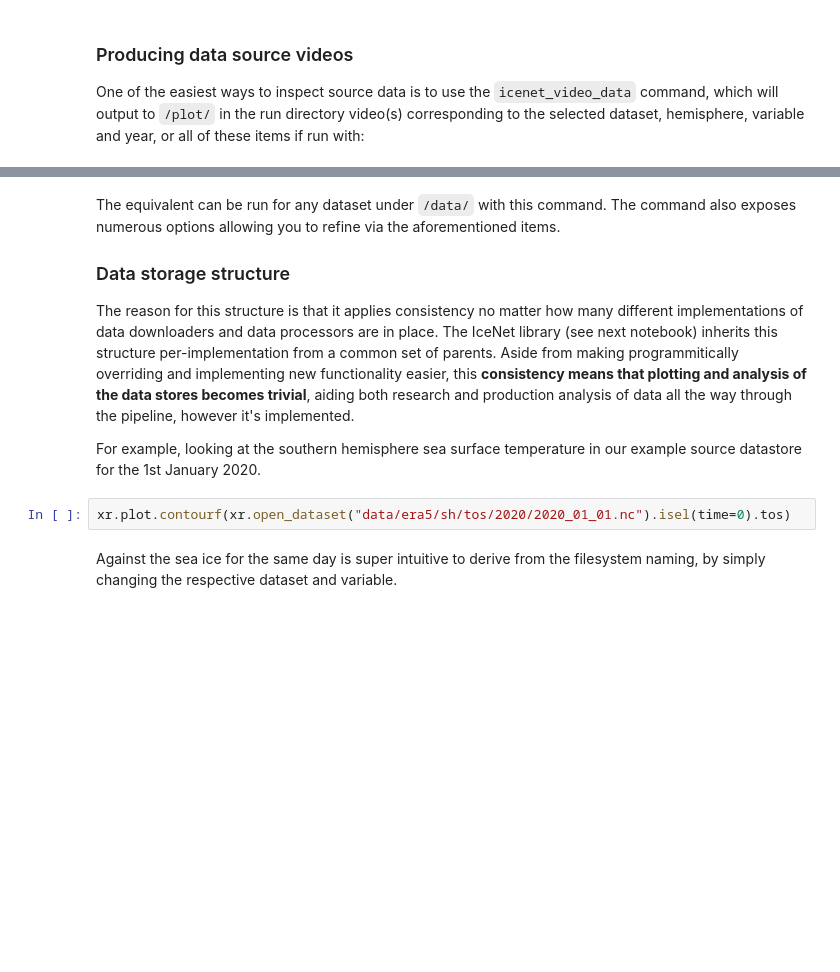
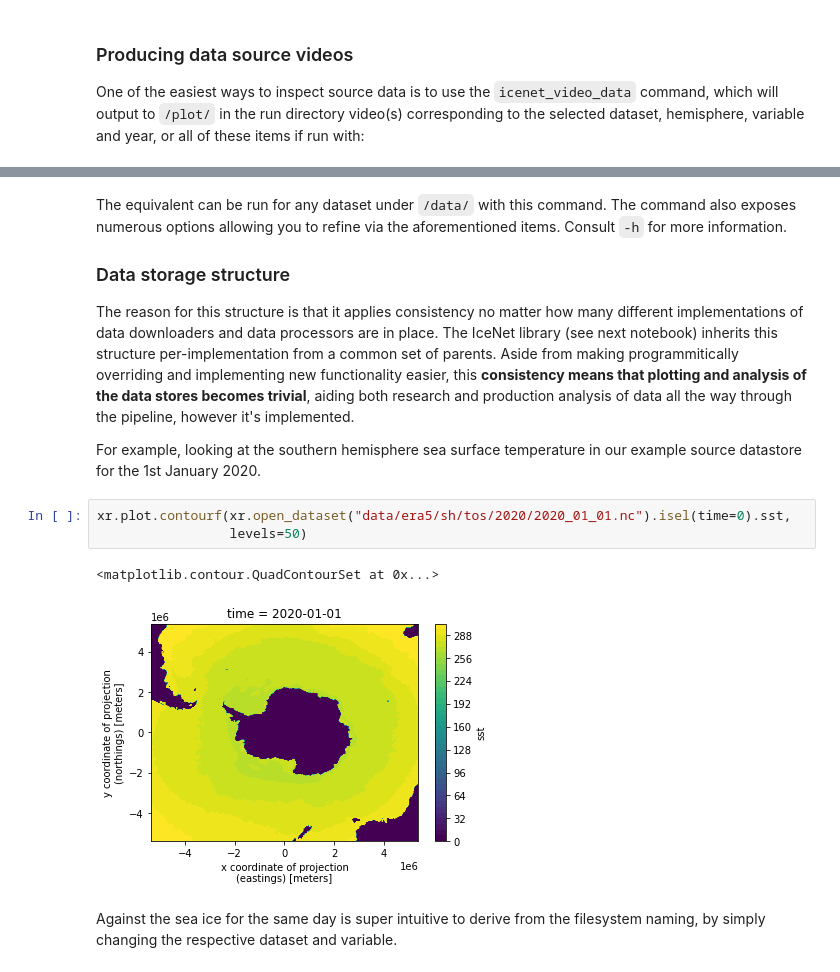
Before and after one commit to icenet-ai/icenet-pipeline, a Jupyter notebook: notebooks/02.data_and_forecasts.ipynb, the cells around one changed output, grey strips where cells are left out. Saved outputs shown, nothing was run; the diff lists cells and outputs as text; blank space fills up the shorter version.

```diff
--- a/notebooks/02.data_and_forecasts.ipynb
+++ b/notebooks/02.data_and_forecasts.ipynb
@@ -74,5 +128,5 @@ One of the easiest ways to inspect source data is to use the `icenet_video_data`
 # %% [markdown]
-The equivalent can be run for any dataset under `/data/` with this command. The command also exposes numerous options allowing you to refine via the aforementioned items.
+The equivalent can be run for any dataset under `/data/` with this command. The command also exposes numerous options allowing you to refine via the aforementioned items. Consult `-h` for more information.
 
 ### Data storage structure
 
@@ -80,7 +134,11 @@ The reason for this structure is that it applies consistency no matter how many
 
 For example, looking at the southern hemisphere sea surface temperature in our example source datastore for the 1st January 2020.
 # %%
-xr.plot.contourf(xr.open_dataset("data/era5/sh/tos/2020/2020_01_01.nc").isel(time=0).tos)
+xr.plot.contourf(xr.open_dataset("data/era5/sh/tos/2020/2020_01_01.nc").isel(time=0).sst,
+                 levels=50)
+# %% [output]
+<matplotlib.contour.QuadContourSet at 0x...>
+[figure, added]
 # %% [markdown]
 Against the sea ice for the same day is super intuitive to derive from the filesystem naming, by simply changing the respective dataset and variable.
 # %%
```
Also changed, not shown: parts of 16 cells of this notebook.
